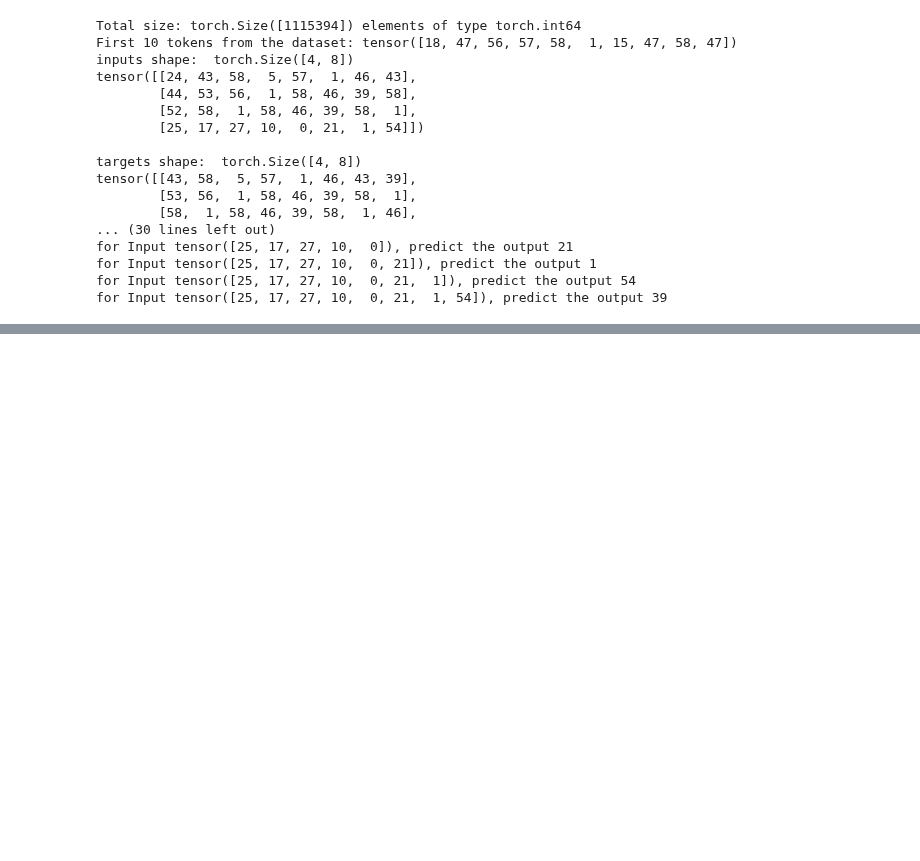
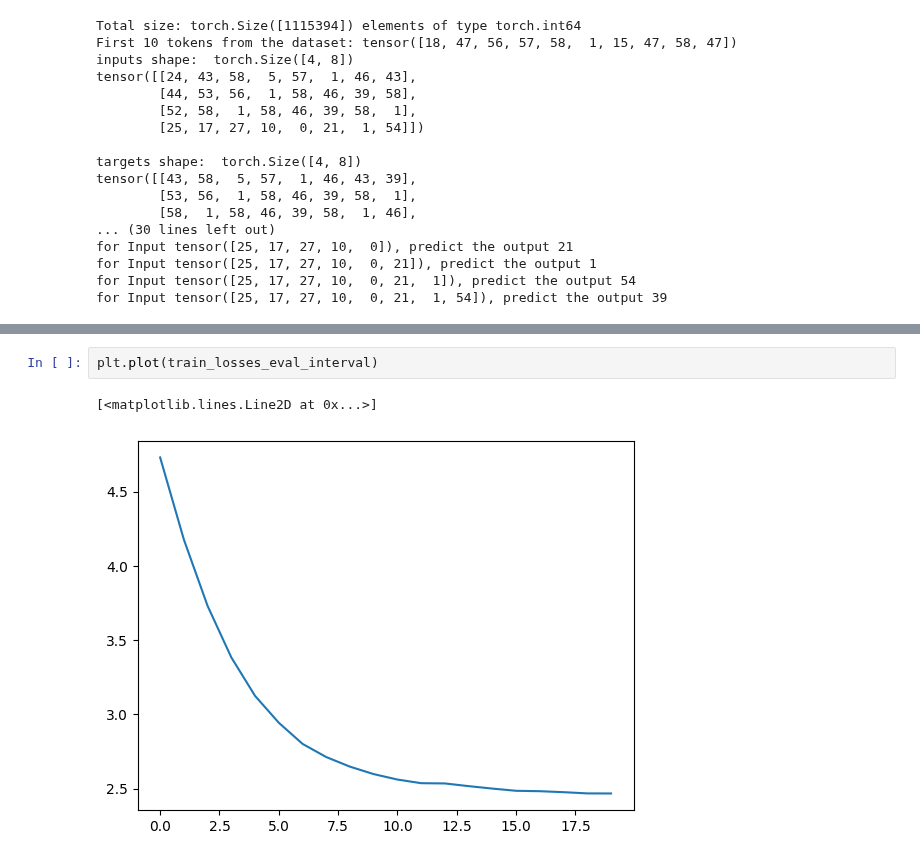
Before and after one commit to oganiler/pytorch_blackwell_jupyter_notebooks, a Jupyter notebook: karpathy/karpathy_GPT_playground.ipynb, the cells around one changed output, grey strips where cells are left out. Saved outputs shown, nothing was run; the diff lists cells and outputs as text; blank space fills up the shorter version.

```diff
--- a/karpathy/karpathy_GPT_playground.ipynb
+++ b/karpathy/karpathy_GPT_playground.ipynb
@@ -276,0 +288,5 @@ plt.plot(every_train_losses)
+# %%
+plt.plot(train_losses_eval_interval)
+# %% [output]
+[<matplotlib.lines.Line2D at 0x...>]
+[figure, added]
```
Also changed, not shown: parts of 4 cells of this notebook, 4 other files.
